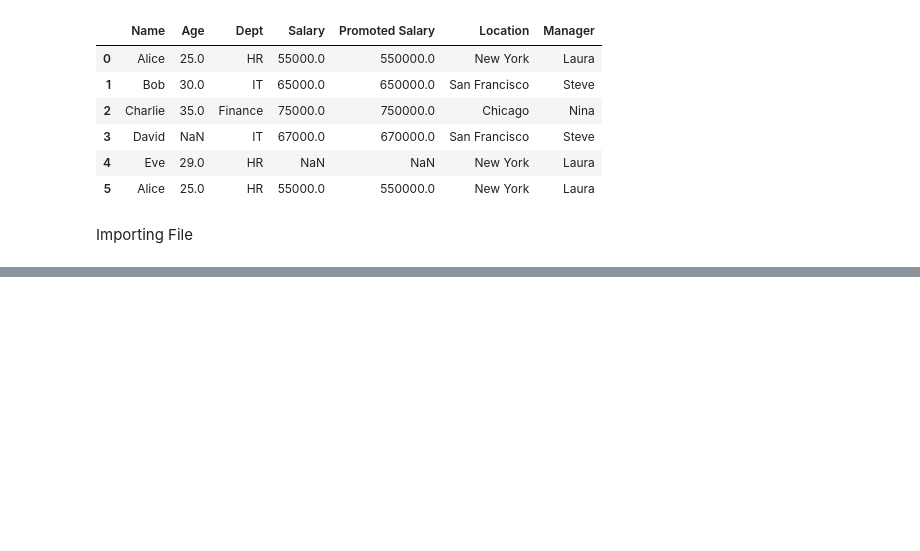
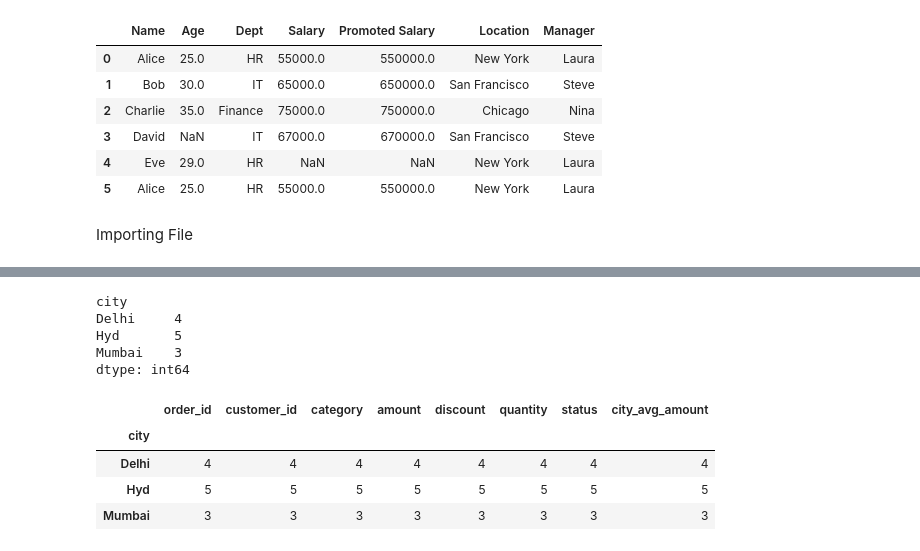
Before and after one commit to dchaitu/Futurense, a Jupyter notebook: python/pandas_assignments/Pandas.ipynb, the cells around one changed output, grey strips where cells are left out. Cells and saved outputs as stored; diff of their text form; code cells hidden in the pictures; blank space fills up the shorter version.

```diff
--- a/python/pandas_assignments/Pandas.ipynb
+++ b/python/pandas_assignments/Pandas.ipynb
@@ -540,0 +670,16 @@ data.info()
+# %%
+orders.groupby('city').agg('size')
+# %% [output]
+city
+Delhi     4
+Hyd       5
+Mumbai    3
+dtype: int64
+# %%
+orders.groupby('city').agg('count')
+# %% [output]
+|  | order_id | customer_id | category | amount | discount | quantity | status | city_avg_amount |
+| city |  |  |  |  |  |  |  |  |
+| Delhi | 4 | 4 | 4 | 4 | 4 | 4 | 4 | 4 |
+| Hyd | 5 | 5 | 5 | 5 | 5 | 5 | 5 | 5 |
+| Mumbai | 3 | 3 | 3 | 3 | 3 | 3 | 3 | 3 |
```
Also changed, not shown: parts of 26 cells of this notebook, 5 other files.
